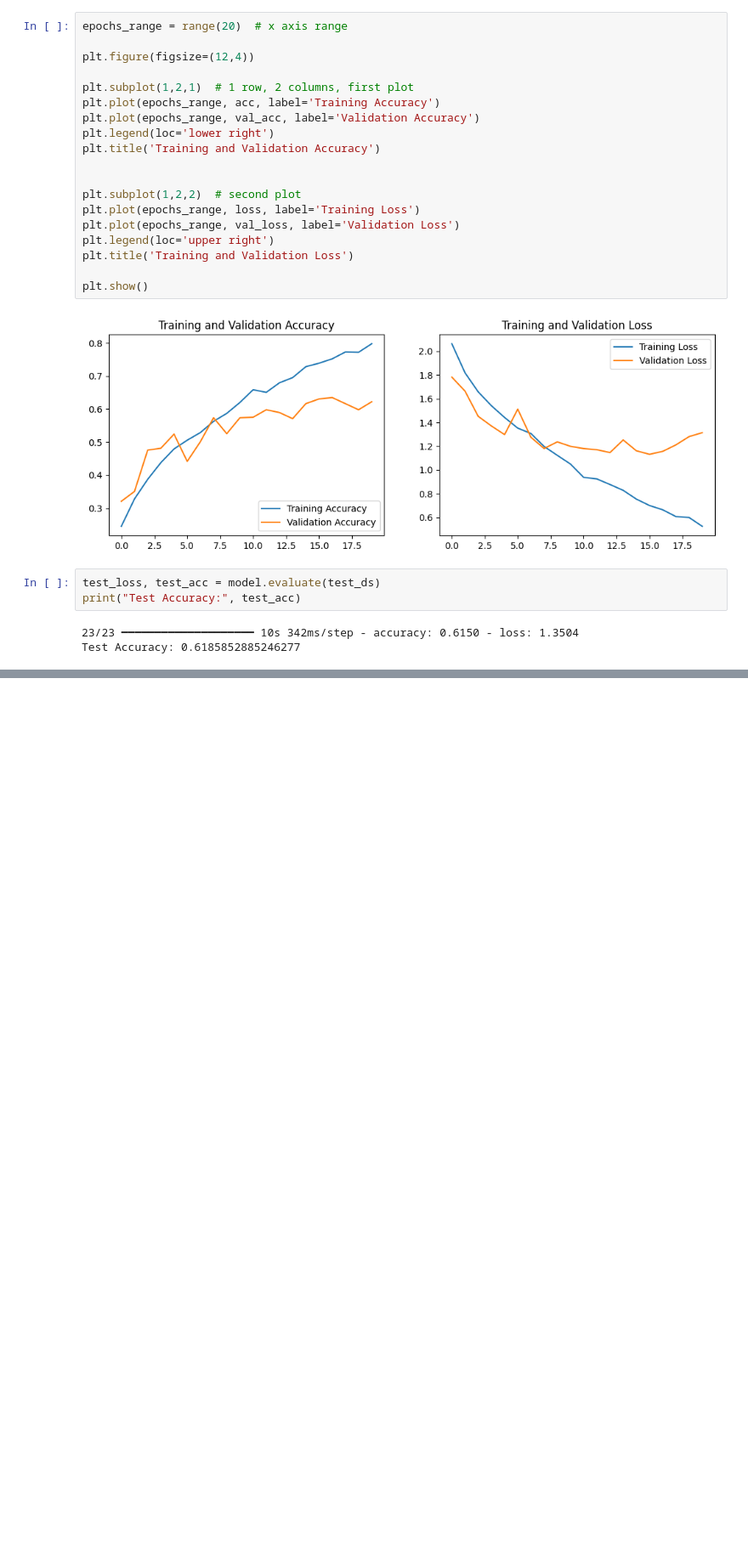
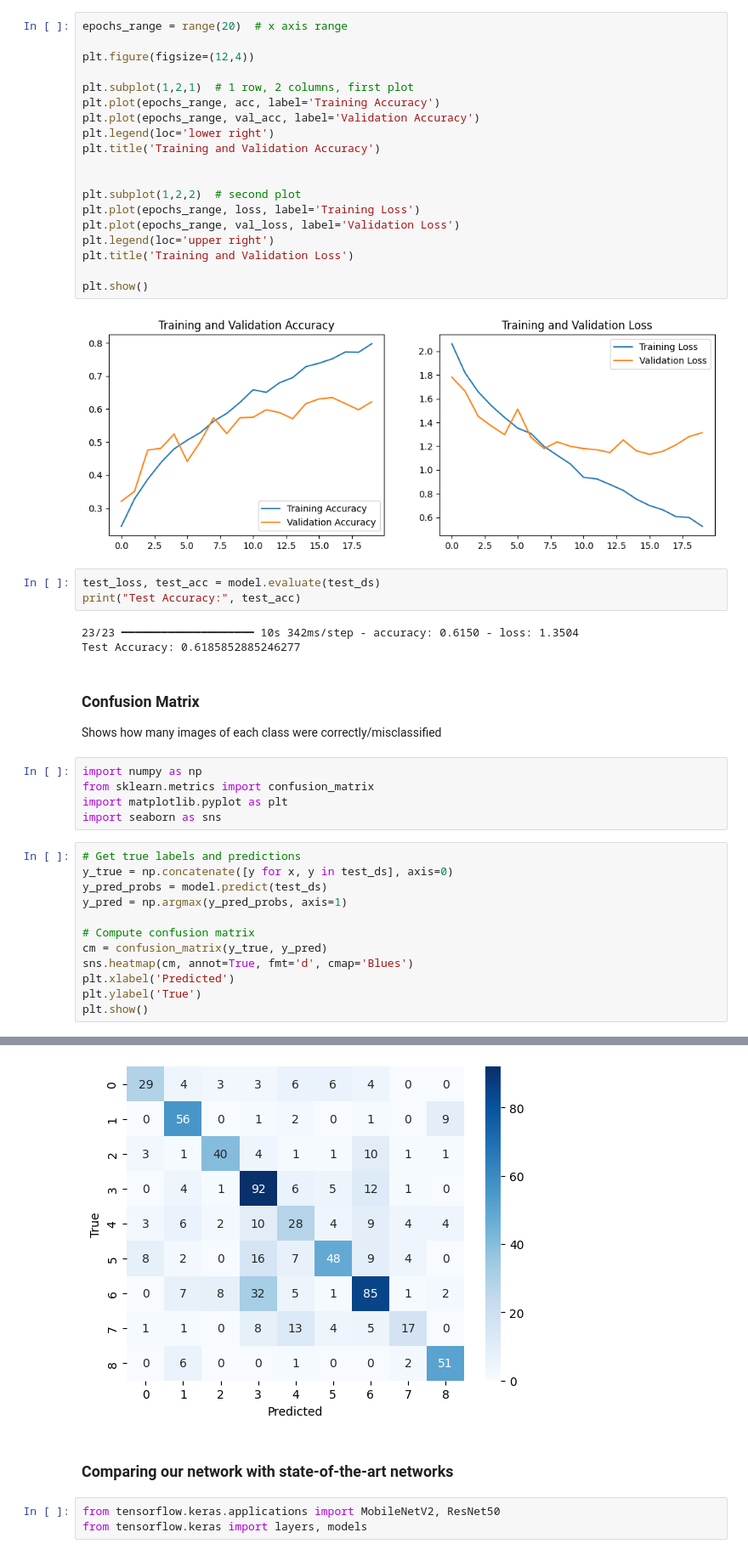
Before and after one commit to NethmiAmasha/Waste-Image-Classification-CNN, a Jupyter notebook: CNN.ipynb, the cells around one changed output, grey strips where cells are left out. Shown: that part at 85% size. Cells and saved outputs as stored; diff of their text form; blank space fills up the shorter version.

```diff
--- a/CNN.ipynb
+++ b/CNN.ipynb
@@ -255,3 +255,25 @@ print("Test Accuracy:", test_acc)
 # %% [output]
 23/23 ━━━━━━━━━━━━━━━━━━━━ 10s 342ms/step - accuracy: 0.6150 - loss: 1.3504
 Test Accuracy: 0.6185852885246277
+# %% [markdown]
+### Confusion Matrix
+
+Shows how many images of each class were correctly/misclassified
+# %%
+import numpy as np
+from sklearn.metrics import confusion_matrix
+import matplotlib.pyplot as plt
+import seaborn as sns
+# %%
+# Get true labels and predictions
+y_true = np.concatenate([y for x, y in test_ds], axis=0)
+y_pred_probs = model.predict(test_ds)
+y_pred = np.argmax(y_pred_probs, axis=1)
+
+# Compute confusion matrix
+cm = confusion_matrix(y_true, y_pred)
+sns.heatmap(cm, annot=True, fmt='d', cmap='Blues')
+plt.xlabel('Predicted')
+plt.ylabel('True')
+plt.show()
+# %% [output]
@@ -257,0 +281,6 @@ Test Accuracy: 0.6185852885246277
+[figure, added]
+# %% [markdown]
+### Comparing our network with state-of-the-art networks
+# %%
+from tensorflow.keras.applications import MobileNetV2, ResNet50
+from tensorflow.keras import layers, models
```
Also changed, not shown: parts of 1 cell of this notebook.
